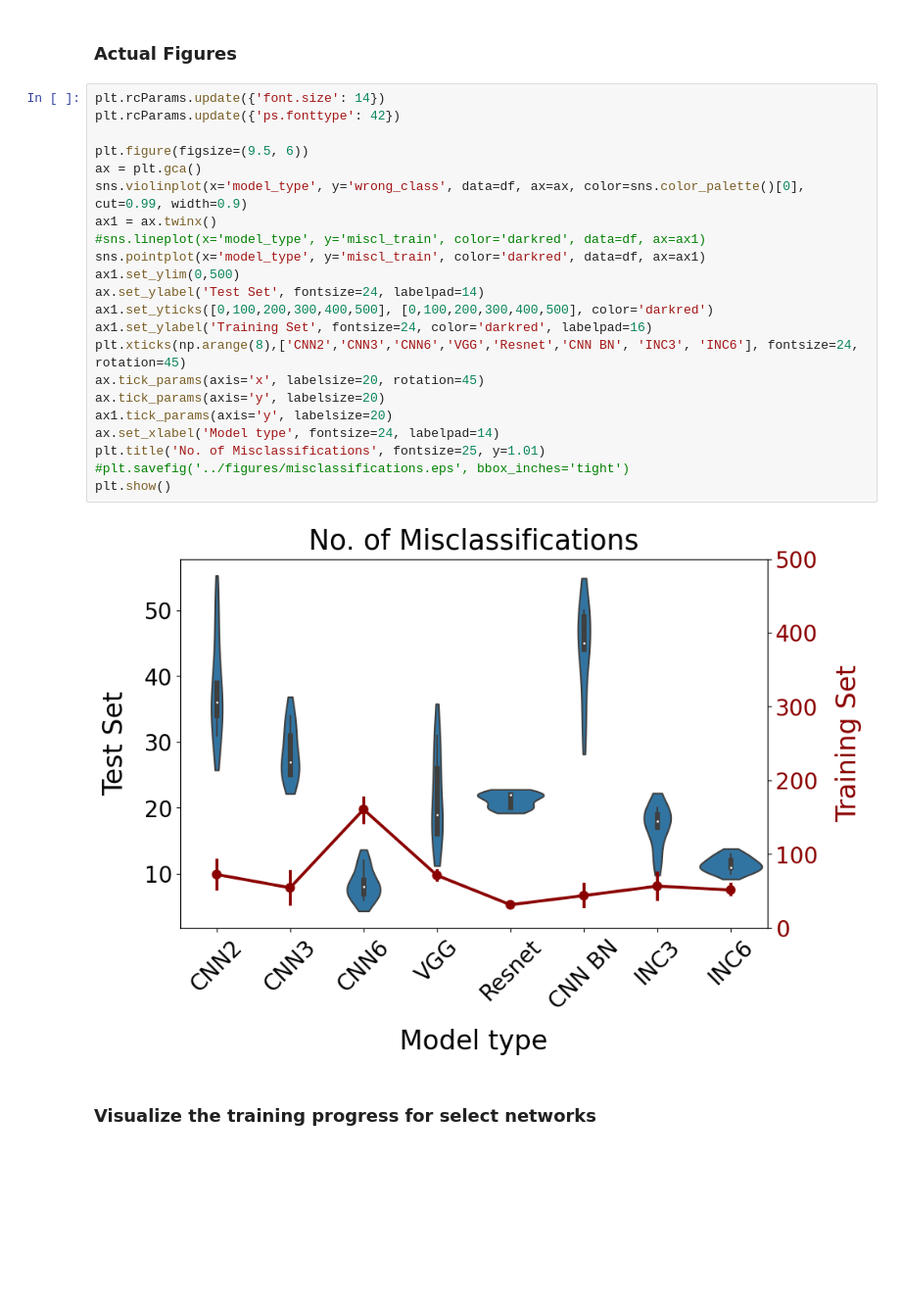
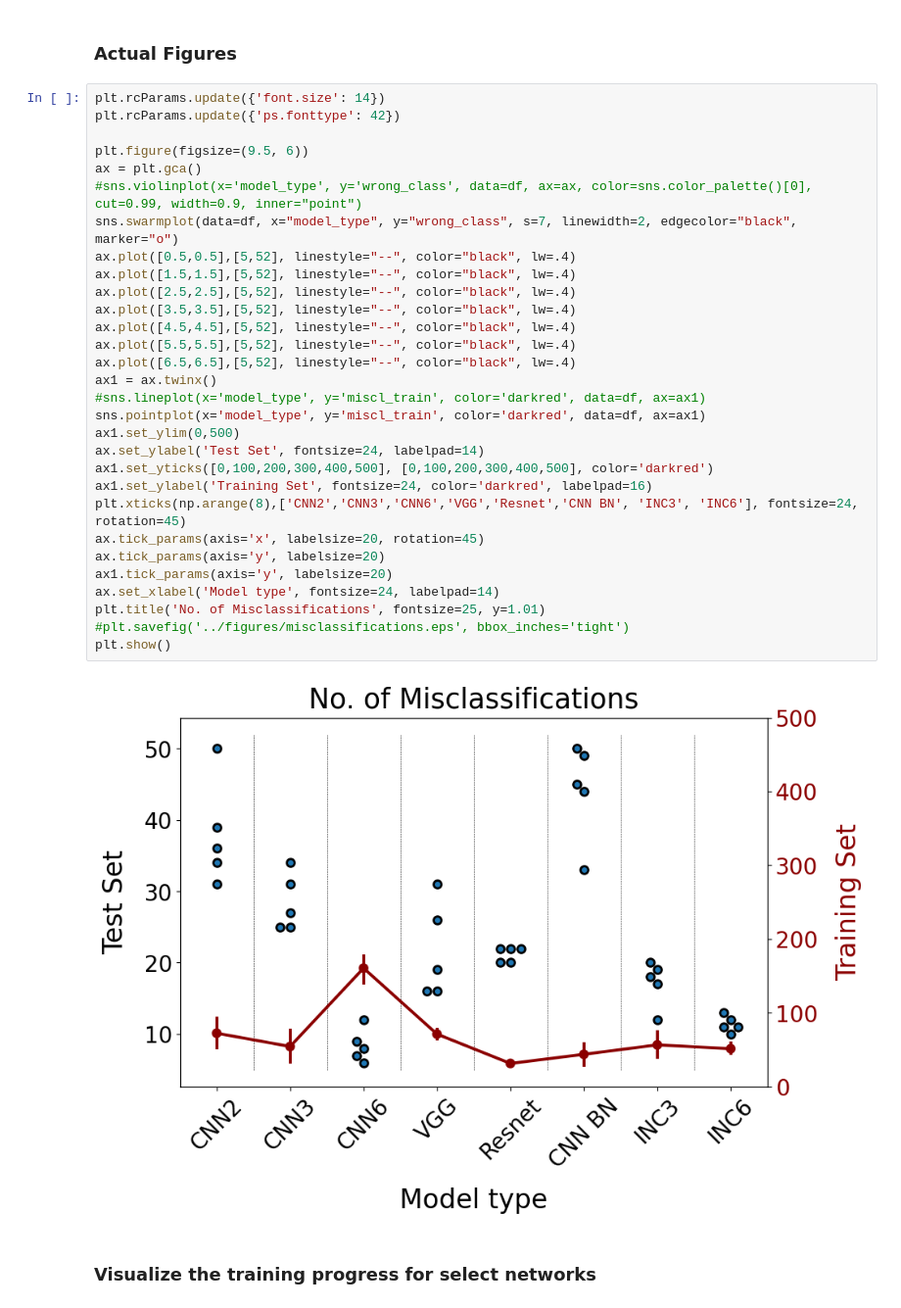
Before and after one commit to jschuetzke/synthetic-spectra-benchmark, a Jupyter notebook: evaluation/benchmark_metrics.ipynb, the cells around one changed output. Shown at 98% size. Cells and saved outputs as stored; diff of their text form; blank space fills up the shorter version.

Commit message:
changed misclassifications plot

```diff
--- a/evaluation/benchmark_metrics.ipynb
+++ b/evaluation/benchmark_metrics.ipynb
@@ -128,27 +128,35 @@ full[['model_type','seed','best_accuracy','miscl_train',
 # %%
 plt.rcParams.update({'font.size': 14})
 plt.rcParams.update({'ps.fonttype': 42})
 
 plt.figure(figsize=(9.5, 6))
 ax = plt.gca()
-sns.violinplot(x='model_type', y='wrong_class', data=df, ax=ax, color=sns.color_palette()[0], cut=0.99, width=0.9)
+#sns.violinplot(x='model_type', y='wrong_class', data=df, ax=ax, color=sns.color_palette()[0], cut=0.99, width=0.9, inner="point")
+sns.swarmplot(data=df, x="model_type", y="wrong_class", s=7, linewidth=2, edgecolor="black", marker="o")
+ax.plot([0.5,0.5],[5,52], linestyle="--", color="black", lw=.4)
+ax.plot([1.5,1.5],[5,52], linestyle="--", color="black", lw=.4)
+ax.plot([2.5,2.5],[5,52], linestyle="--", color="black", lw=.4)
+ax.plot([3.5,3.5],[5,52], linestyle="--", color="black", lw=.4)
+ax.plot([4.5,4.5],[5,52], linestyle="--", color="black", lw=.4)
+ax.plot([5.5,5.5],[5,52], linestyle="--", color="black", lw=.4)
+ax.plot([6.5,6.5],[5,52], linestyle="--", color="black", lw=.4)
 ax1 = ax.twinx()
 #sns.lineplot(x='model_type', y='miscl_train', color='darkred', data=df, ax=ax1)
 sns.pointplot(x='model_type', y='miscl_train', color='darkred', data=df, ax=ax1)
 ax1.set_ylim(0,500)
 ax.set_ylabel('Test Set', fontsize=24, labelpad=14)
 ax1.set_yticks([0,100,200,300,400,500], [0,100,200,300,400,500], color='darkred')
 ax1.set_ylabel('Training Set', fontsize=24, color='darkred', labelpad=16)
 plt.xticks(np.arange(8),['CNN2','CNN3','CNN6','VGG','Resnet','CNN BN', 'INC3', 'INC6'], fontsize=24, rotation=45)
 ax.tick_params(axis='x', labelsize=20, rotation=45)
 ax.tick_params(axis='y', labelsize=20)
 ax1.tick_params(axis='y', labelsize=20)
 ax.set_xlabel('Model type', fontsize=24, labelpad=14)
 plt.title('No. of Misclassifications', fontsize=25, y=1.01)
 #plt.savefig('../figures/misclassifications.eps', bbox_inches='tight')
 plt.show()
 # %% [output]
-[figure, old version]
+[figure, new version]
 # %% [markdown]
 ### Visualize the training progress for select networks
 # %%
```
Also changed, not shown: parts of 3 cells of this notebook, 1 other file.
